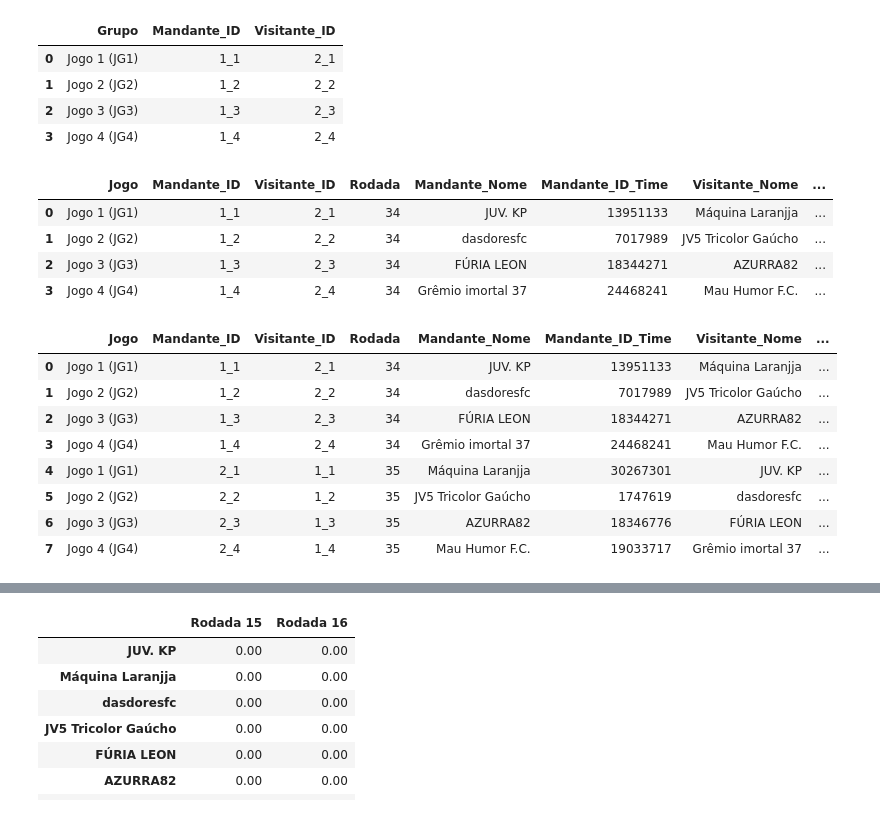
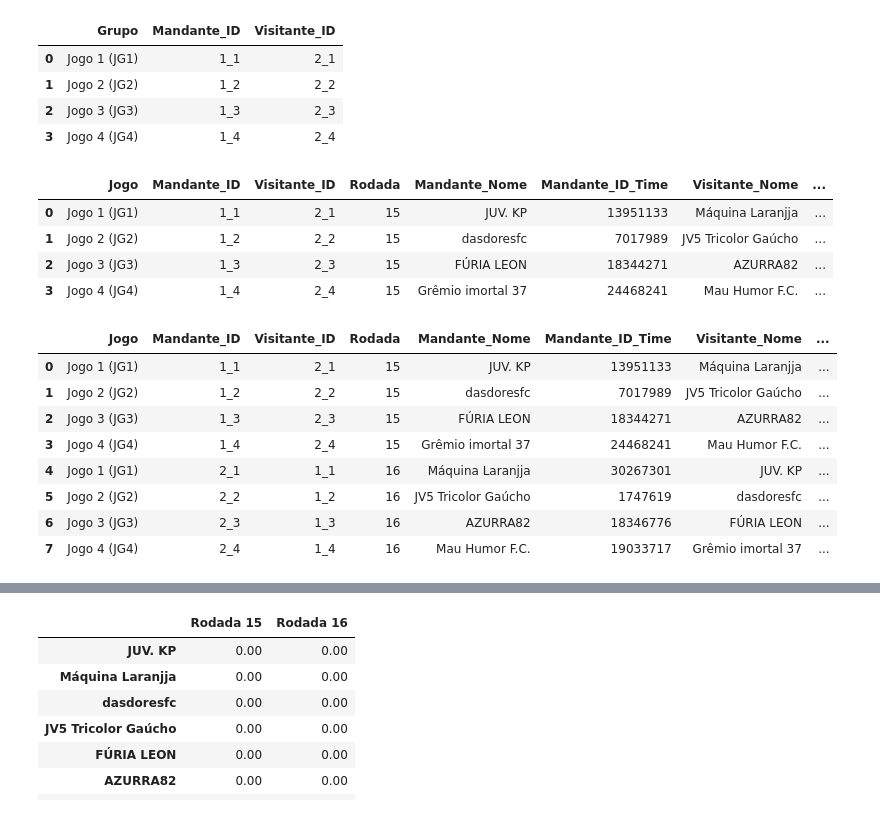
Before and after one commit to FernandoBC23/cartola_2026, a Jupyter notebook: sulamericana/datasets_sula/2_busca_dados_sula_quartas.ipynb, the cells around one changed output, grey strips where cells are left out. Saved outputs shown, nothing was run; the diff lists cells and outputs as text; code cells hidden in the pictures.

```diff
--- a/sulamericana/datasets_sula/2_busca_dados_sula_quartas.ipynb
+++ b/sulamericana/datasets_sula/2_busca_dados_sula_quartas.ipynb
@@ -184,46 +184,46 @@ display(df_confrontos)
 # %%
 # Transformar em DataFrame
 df_confrontos = pd.DataFrame(confrontos_1a_rodada, columns=["Jogo", "Mandante_ID", "Visitante_ID"])
-df_confrontos["Rodada"] = 34
-df_rodada_34 = df_confrontos.merge(df_mandantes, on=["Jogo", "Mandante_ID"])
-df_rodada_34 = df_rodada_34.merge(df_visitantes, on=["Jogo", "Visitante_ID"])
+df_confrontos["Rodada"] = 15
+df_rodada_15 = df_confrontos.merge(df_mandantes, on=["Jogo", "Mandante_ID"])
+df_rodada_15 = df_rodada_15.merge(df_visitantes, on=["Jogo", "Visitante_ID"])
 
 # Transformar em DataFrame
 df_confrontos_2 = pd.DataFrame(confrontos_2a_rodada, columns=["Jogo", "Mandante_ID", "Visitante_ID"])
-df_confrontos_2["Rodada"] = 35
-df_rodada_35 = df_confrontos_2.merge(df_mandantes, on=["Jogo", "Mandante_ID"])
-df_rodada_35 = df_rodada_35.merge(df_visitantes, on=["Jogo", "Visitante_ID"])
+df_confrontos_2["Rodada"] = 16
+df_rodada_16 = df_confrontos_2.merge(df_mandantes, on=["Jogo", "Mandante_ID"])
+df_rodada_16 = df_rodada_16.merge(df_visitantes, on=["Jogo", "Visitante_ID"])
 
-display(df_rodada_34)
+display(df_rodada_15)
 # %% [output]
 |  | Jogo | Mandante_ID | Visitante_ID | Rodada | Mandante_Nome | Mandante_ID_Time | Visitante_Nome | ... |
-| 0 | Jogo 1 (JG1) | 1_1 | 2_1 | 34 | JUV. KP | 13951133 | Máquina Laranjja | ... |
-| 1 | Jogo 2 (JG2) | 1_2 | 2_2 | 34 | dasdoresfc | 7017989 | JV5 Tricolor Gaúcho | ... |
-| 2 | Jogo 3 (JG3) | 1_3 | 2_3 | 34 | FÚRIA LEON | 18344271 | AZURRA82 | ... |
-| 3 | Jogo 4 (JG4) | 1_4 | 2_4 | 34 | Grêmio imortal 37 | 24468241 | Mau Humor F.C. | ... |
+| 0 | Jogo 1 (JG1) | 1_1 | 2_1 | 15 | JUV. KP | 13951133 | Máquina Laranjja | ... |
+| 1 | Jogo 2 (JG2) | 1_2 | 2_2 | 15 | dasdoresfc | 7017989 | JV5 Tricolor Gaúcho | ... |
+| 2 | Jogo 3 (JG3) | 1_3 | 2_3 | 15 | FÚRIA LEON | 18344271 | AZURRA82 | ... |
+| 3 | Jogo 4 (JG4) | 1_4 | 2_4 | 15 | Grêmio imortal 37 | 24468241 | Mau Humor F.C. | ... |
 # %%
 df_rodadas = pd.concat([
-    df_rodada_34,
-    df_rodada_35
+    df_rodada_15,
+    df_rodada_16
 ], ignore_index=True)
 
-# Ajustar a numera??o da rodada para refletir as rodadas do Cartola (Rodada 15 at? 35)
+# Ajustar a numeração da rodada para refletir as rodadas do Cartola (15 e 16)
 df_rodadas["Rodada"] = df_rodadas["Rodada"]
 
 df_rodadas.to_excel("2_confrontos_quartas_sula.xlsx", index=False)
 
 # Exibir os confrontos da fase 4 (Quartas de Final)
 display(df_rodadas.head(8))
 # %% [output]
 |  | Jogo | Mandante_ID | Visitante_ID | Rodada | Mandante_Nome | Mandante_ID_Time | Visitante_Nome | ... |
-| 0 | Jogo 1 (JG1) | 1_1 | 2_1 | 34 | JUV. KP | 13951133 | Máquina Laranjja | ... |
-| 1 | Jogo 2 (JG2) | 1_2 | 2_2 | 34 | dasdoresfc | 7017989 | JV5 Tricolor Gaúcho | ... |
-| 2 | Jogo 3 (JG3) | 1_3 | 2_3 | 34 | FÚRIA LEON | 18344271 | AZURRA82 | ... |
-| 3 | Jogo 4 (JG4) | 1_4 | 2_4 | 34 | Grêmio imortal 37 | 24468241 | Mau Humor F.C. | ... |
-| 4 | Jogo 1 (JG1) | 2_1 | 1_1 | 35 | Máquina Laranjja | 30267301 | JUV. KP | ... |
-| 5 | Jogo 2 (JG2) | 2_2 | 1_2 | 35 | JV5 Tricolor Gaúcho | 1747619 | dasdoresfc | ... |
-| 6 | Jogo 3 (JG3) | 2_3 | 1_3 | 35 | AZURRA82 | 18346776 | FÚRIA LEON | ... |
-| 7 | Jogo 4 (JG4) | 2_4 | 1_4 | 35 | Mau Humor F.C. | 19033717 | Grêmio imortal 37 | ... |
+| 0 | Jogo 1 (JG1) | 1_1 | 2_1 | 15 | JUV. KP | 13951133 | Máquina Laranjja | ... |
+| 1 | Jogo 2 (JG2) | 1_2 | 2_2 | 15 | dasdoresfc | 7017989 | JV5 Tricolor Gaúcho | ... |
+| 2 | Jogo 3 (JG3) | 1_3 | 2_3 | 15 | FÚRIA LEON | 18344271 | AZURRA82 | ... |
+| 3 | Jogo 4 (JG4) | 1_4 | 2_4 | 15 | Grêmio imortal 37 | 24468241 | Mau Humor F.C. | ... |
+| 4 | Jogo 1 (JG1) | 2_1 | 1_1 | 16 | Máquina Laranjja | 30267301 | JUV. KP | ... |
+| 5 | Jogo 2 (JG2) | 2_2 | 1_2 | 16 | JV5 Tricolor Gaúcho | 1747619 | dasdoresfc | ... |
+| 6 | Jogo 3 (JG3) | 2_3 | 1_3 | 16 | AZURRA82 | 18346776 | FÚRIA LEON | ... |
+| 7 | Jogo 4 (JG4) | 2_4 | 1_4 | 16 | Mau Humor F.C. | 19033717 | Grêmio imortal 37 | ... |
 # %%
 # Criar lista de dicion?rios no formato desejado
 confrontos_js_quartas = []
```
Also changed, not shown: parts of 9 cells of this notebook, 11 other files.
